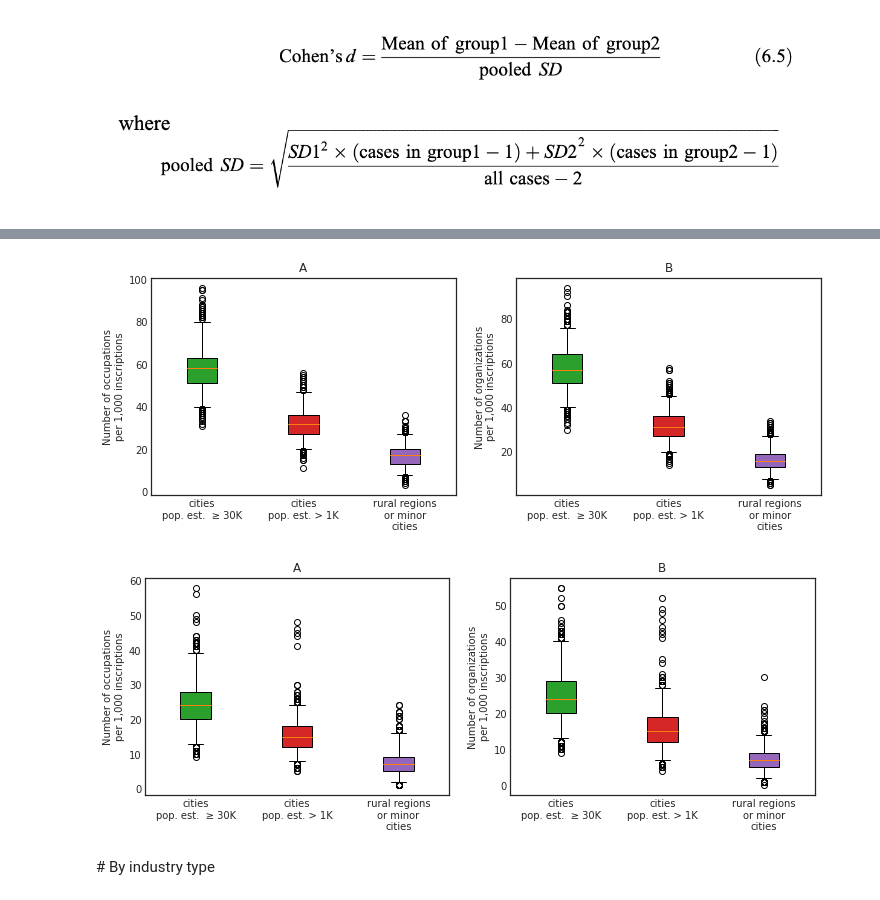
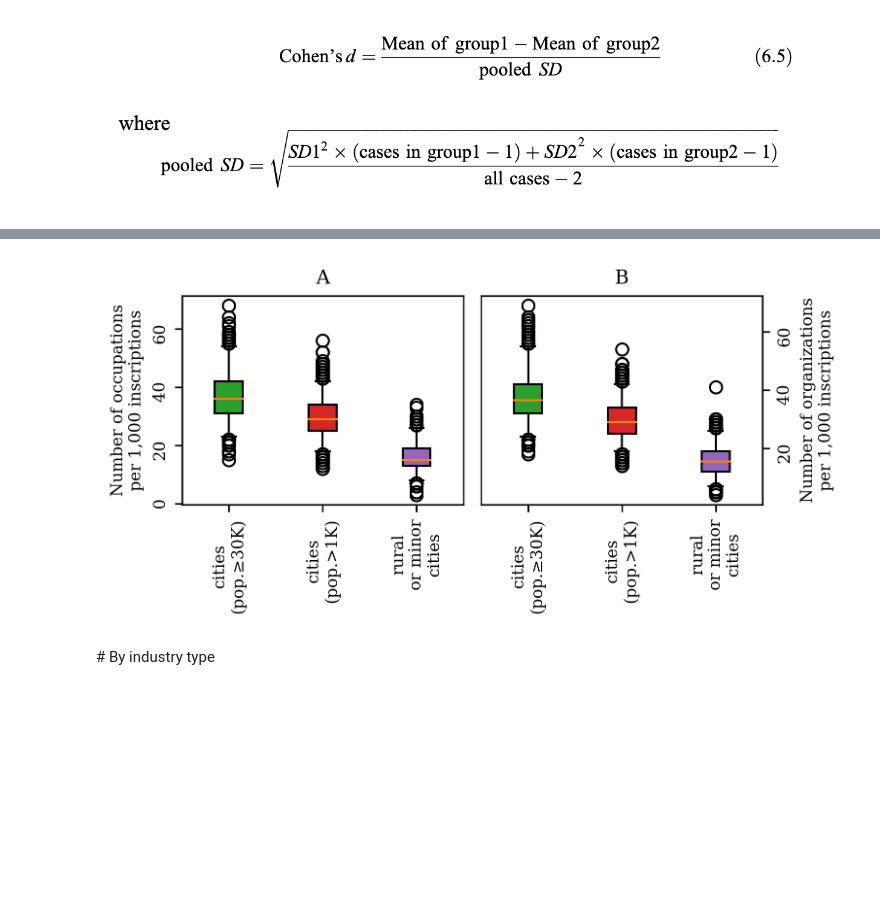
Before and after one commit to sdam-au/LI_ETL, a Jupyter notebook: scripts/5_OCCUPS&ORGS_SPATIAL.ipynb, the cells around one changed output, grey strips where cells are left out. Drawn from its saved outputs; the diff is of its cells as text; code cells hidden in the pictures; blank space fills up the shorter version.

```diff
--- a/scripts/5_OCCUPS&ORGS_SPATIAL.ipynb
+++ b/scripts/5_OCCUPS&ORGS_SPATIAL.ipynb
@@ -416,5 +125,5 @@ print(df2_values[:10])
 # %%
-# EDH - occupations in BIG CITIES vs MIDDLE CITIES
-p, cohens_d, CI95, edh_data_occups_urban_rest = bootstrap_test(EDHg[EDHg["urban_context"]=="big"], EDHg[EDHg["urban_context"]=="middle"], 1000, 1000, "occups_N")
+# EDHCS - occupations in BIG CITIES vs MIDDLE CITIES
+p, cohens_d, CI95, edhcs_data_occups_big_middle = bootstrap_test(EDHCSg[EDHCSg["urban_context"]=="big"], EDHCSg[EDHCSg["urban_context"]=="middle"], 1000, 1000, "occups_N")
 p, cohens_d, CI95
 # %% [output]
@@ -421,0 +131,4 @@ p, cohens_d, CI95
+# %%
+# EDHCS - occuptions in MIDDLE CITIES vs. REST areas
+p, cohens_d, CI95, edhcs_data_occups_middle_rest = bootstrap_test(EDHCSg[EDHCSg["urban_context"]=="middle"], EDHCSg[EDHCSg["urban_context"]=="rest"], 1000, 1000, "occups_N")
+p, cohens_d, CI95
@@ -422,5 +145,5 @@ p, cohens_d, CI95
 # %%
-# EDCS - occupations in BIG CITIES vs MIDDLE CITIES
-p, cohens_d, CI95, edcs_data_occups_urban_rest = bootstrap_test(EDCSg[EDCSg["urban_context"]=="big"], EDCSg[EDCSg["urban_context"]=="middle"], 1000, 1000, "occups_N")
+# EDHCS - organizations in BIG CITIES vs MIDDLE CITIES
+p, cohens_d, CI95, edhcs_data_orgs_big_middle = bootstrap_test(EDHCSg[EDHCSg["urban_context"]=="big"], EDHCSg[EDHCSg["urban_context"]=="middle"], 1000, 1000, "organizations_N")
 p, cohens_d, CI95
 # %% [output]
@@ -428,5 +151,5 @@ p, cohens_d, CI95
 # %%
-# EDH - occuptions in MIDDLE CITIES vs. RURAL areas
-p, cohens_d, CI95, edh_data_occups_rest_rural = bootstrap_test(EDHg[EDHg["urban_context"]=="middle"], EDHg[EDHg["urban_context"]=="rest"], 1000, 1000, "occups_N")
+# EDHCS - organizations in MIDDLE CITIES vs. REST areas
+p, cohens_d, CI95, edhcs_data_orgs_middle_rest = bootstrap_test(EDHCSg[EDHCSg["urban_context"]=="middle"], EDHCSg[EDHCSg["urban_context"]=="rest"], 1000, 1000, "organizations_N")
 p, cohens_d, CI95
 # %% [output]
@@ -481,58 +217,40 @@ sns.stripplot(x="urb_cat", y="occups_per_1000", data=data_occups, alpha=0.25)
 # %%
-### EDH
 
-plt.style.use("seaborn-white")
+plt.style.use("fast")
+plt.rcParams['figure.dpi'] = 300
+plt.rcParams["font.family"] = "serif"
+plt.rcParams['font.size'] = 8
+
 tab_colors_list = list(mcolors.TABLEAU_COLORS.keys())
 
 labels=[
-    "cities\npop. est.  ≥ 30K",
-    "cities\npop. est. > 1K",
-    "rural regions\nor minor\ncities"
+    "cities\n(pop.≥30K)",
+    "cities\n(pop.>1K)",
+    "rural\nor minor\ncities"
 ]
 
-fig, [ax1, ax2] = plt.subplots(1,2, figsize=[12,4])
+fig, [ax1, ax2] = plt.subplots(1,2, figsize=[5.2,2.6], tight_layout=True)
 
-bplot1 = ax1.boxplot(edh_data_occups_urban_rest + [edh_data_occups_rest_rural[1]], whis=[2.5, 97.5], labels=labels, patch_artist=True)
+bplot1 = ax1.boxplot(edhcs_data_occups_big_middle + [edhcs_data_occups_middle_rest[1]], whis=[2.5, 97.5], labels=labels, patch_artist=True)
 ax1.set_title("A")
 ax1.set_ylabel("Number of occupations\nper 1,000 inscriptions")
+ax1.tick_params(labelrotation=90)
 
-bplot2 = ax2.boxplot(edh_data_orgs_urban_rest + [edh_data_orgs_rest_rural[1]], whis=[2.5, 97.5], labels=labels, patch_artist=True)
+
+
+bplot2 = ax2.boxplot(edhcs_data_orgs_big_middle + [edhcs_data_orgs_middle_rest[1]], whis=[2.5, 97.5], labels=labels, patch_artist=True)
 ax2.set_title("B")
+ax2.yaxis.set_label_position("right")
+ax2.yaxis.tick_right()
 ax2.set_ylabel("Number of organizations\nper 1,000 inscriptions")
+ax2.tick_params(labelrotation=90)
+
+
 
 # fill with colors
 colors =tab_colors_list[2:][:len(labels)]
 for bplot in (bplot1, bplot2):
     for patch, color in zip(bplot['boxes'], colors):
         patch.set_facecolor(color)
 # %% [output]
-[figure, old version]
+[figure, new version]
-# %%
-# EDCS
-
-plt.style.use("seaborn-white")
-tab_colors_list = list(mcolors.TABLEAU_COLORS.keys())
-
-labels=[
-    "cities\npop. est.  ≥ 30K",
-    "cities\npop. est. > 1K",
-    "rural regions\nor minor\ncities"
-]
-
-fig, [ax1, ax2] = plt.subplots(1,2, figsize=[12,4])
-
-bplot1 = ax1.boxplot(edcs_data_occups_urban_rest + [edcs_data_occups_rest_rural[1]], whis=[2.5, 97.5], labels=labels, patch_artist=True)
-ax1.set_title("A")
-ax1.set_ylabel("Number of occupations\nper 1,000 inscriptions")
-
-bplot2 = ax2.boxplot(edcs_data_orgs_urban_rest + [edcs_data_orgs_rest_rural[1]], whis=[2.5, 97.5], labels=labels, patch_artist=True)
-ax2.set_title("B")
-ax2.set_ylabel("Number of organizations\nper 1,000 inscriptions")
-
-# fill with colors
-colors =tab_colors_list[2:][:len(labels)]
-for bplot in (bplot1, bplot2):
-    for patch, color in zip(bplot['boxes'], colors):
-        patch.set_facecolor(color)
-# %% [output]
-[figure, removed]
```
Also changed, not shown: parts of 77 cells of this notebook, 12 other files.
